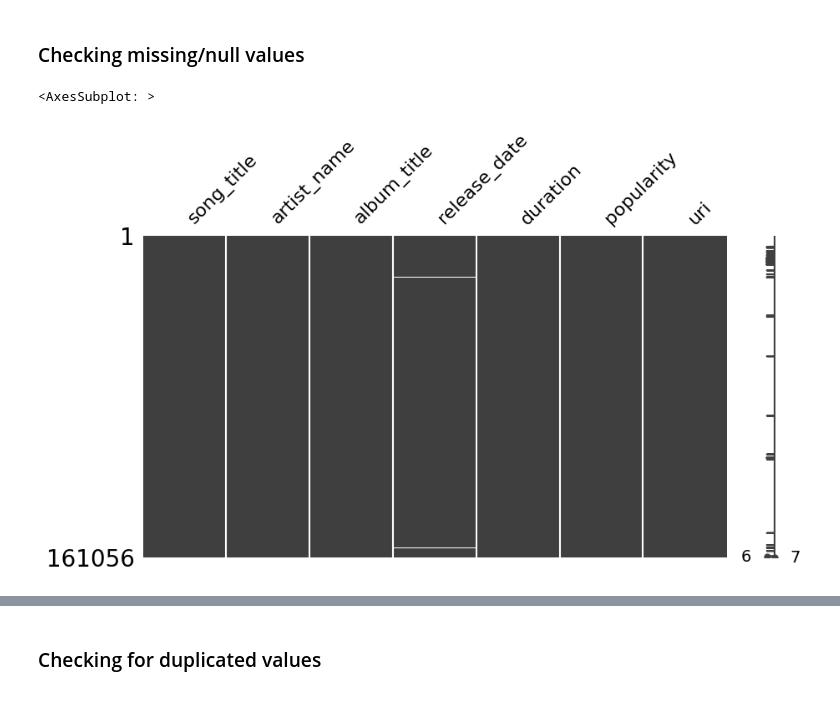
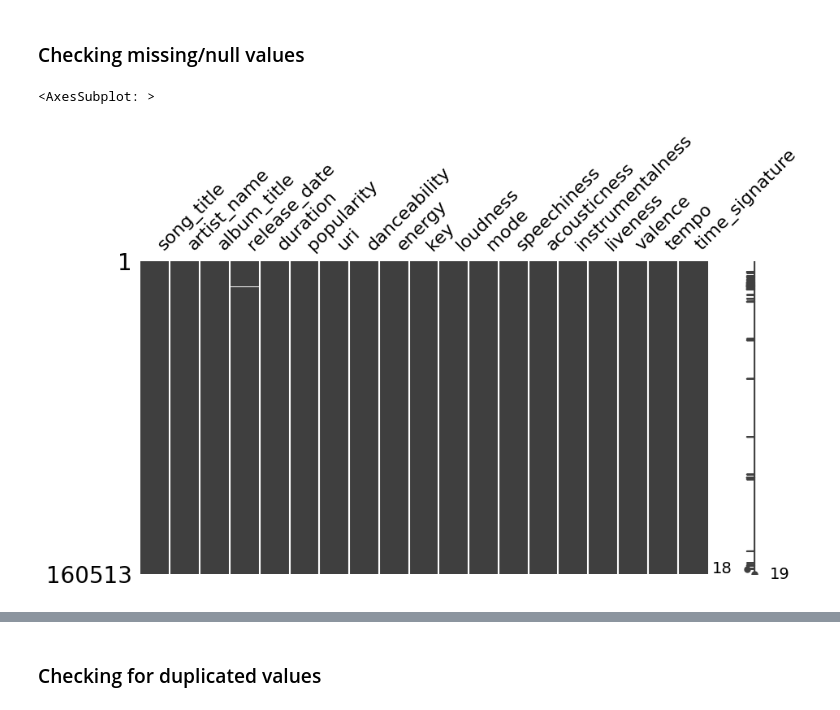
Before and after one commit to dapniii/DATA102-Spotify-Recommendation-System, a Jupyter notebook: main_project.ipynb, the cells around one changed output, grey strips where cells are left out. Cells and saved outputs as stored; diff of their text form; code cells hidden in the pictures.

Commit message:
revise notebook structure: merge dataset early

```diff
--- a/main_project.ipynb
+++ b/main_project.ipynb
@@ -50,0 +63,9 @@ audio_features_df.sample(10)
+# %%
+#  joining the two datasets with SQL inner join-like mechanism
+spotify_df = tracks_df.join(audio_features_df, how="inner",rsuffix="_duplicate")
+
+#  dropping the duplicated key column
+spotify_df = spotify_df.drop(columns="uri_duplicate")
+
+display(spotify_df.sample(5))
+print(f"Current total entries: {spotify_df.shape[0]} from {tracks_df.shape[0]} (tracks)")
@@ -98,9 +130,9 @@ memory usage: 15.9+ MB
 ### Checking missing/null values
 # %%
 #  check if there are any null values
-msno.matrix(tracks_df, figsize=(10,5))
+msno.matrix(spotify_df, figsize=(10,5))
 # %% [output]
 <AxesSubplot: >
-[figure, old version]
+[figure, new version]
 # %%
 #  display rows with missing release_date
```
Also changed, not shown: parts of 45 cells of this notebook.
